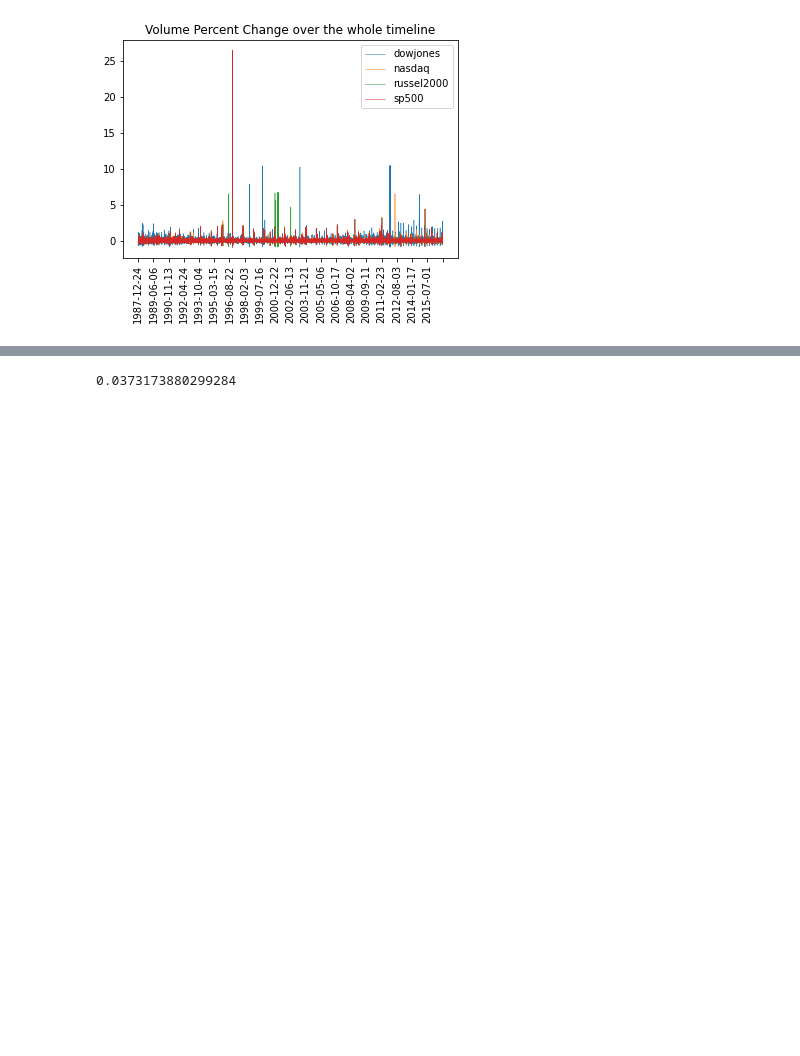
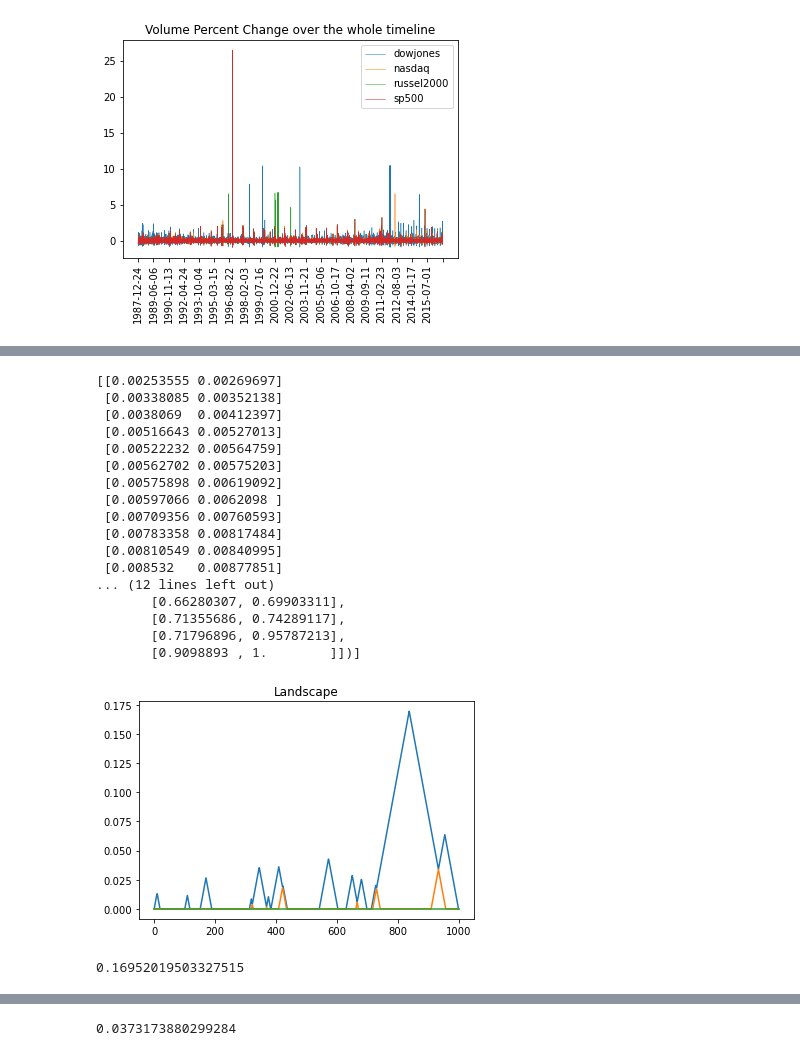
Before and after one commit to qlero/financial_crisis_prediction_homology, a Jupyter notebook: persistent_homology_TS.ipynb, the cells around one changed output, grey strips where cells are left out. Cells and saved outputs as stored; diff of their text form; code cells hidden in the pictures; blank space fills up the shorter version.

```diff
--- a/persistent_homology_TS.ipynb
+++ b/persistent_homology_TS.ipynb
@@ -712,3 +721,0 @@ rips_generator = Rips_simplex_tree.get_filtration()
-# %%
-for i in range(20):
-    print(BarCodes[i])
@@ -759,0 +950,42 @@ Rips_simplex_tree.betti_numbers()
+# %%
+print(diagram)
+
+D = np.array([[0.,4.],[1.,2.],[3.,8.],[6.,8.], [0., np.inf], [5., np.inf]])
+diags = [diagram]
+
+#diags = DiagramSelector(use=True, point_type="finite").fit_transform(diags)
+#print(diagram)
+diags = DiagramScaler(use=True, scalers=[([0,1], MinMaxScaler())]).fit_transform(diags)
+#diags = DiagramScaler(use=True, scalers=[([0,1], Clamping(limit=.9))]).fit_transform(diags)
+
+print(diags)
+
+LS = Landscape(resolution=1000)
+L = LS.fit_transform(diags)
+plt.plot(L[0][:1000])
+plt.plot(L[0][1000:2000])
+plt.plot(L[0][2000:3000])
+plt.title("Landscape")
+plt.show()
+
+print(max(L[0]))
+# %% [output]
+[[0.00253555 0.00269697]
+ [0.00338085 0.00352138]
+ [0.0038069  0.00412397]
+ [0.00516643 0.00527013]
+ [0.00522232 0.00564759]
+ [0.00562702 0.00575203]
+ [0.00575898 0.00619092]
+ [0.00597066 0.0062098 ]
+ [0.00709356 0.00760593]
+ [0.00783358 0.00817484]
+ [0.00810549 0.00840995]
+ [0.008532   0.00877851]
+... (12 lines left out)
+       [0.66280307, 0.69903311],
+       [0.71355686, 0.74289117],
+       [0.71796896, 0.95787213],
+       [0.9098893 , 1.        ]])]
+[figure, added]
+0.16952019503327515
```
Also changed, not shown: parts of 23 cells of this notebook, 1 other file.
